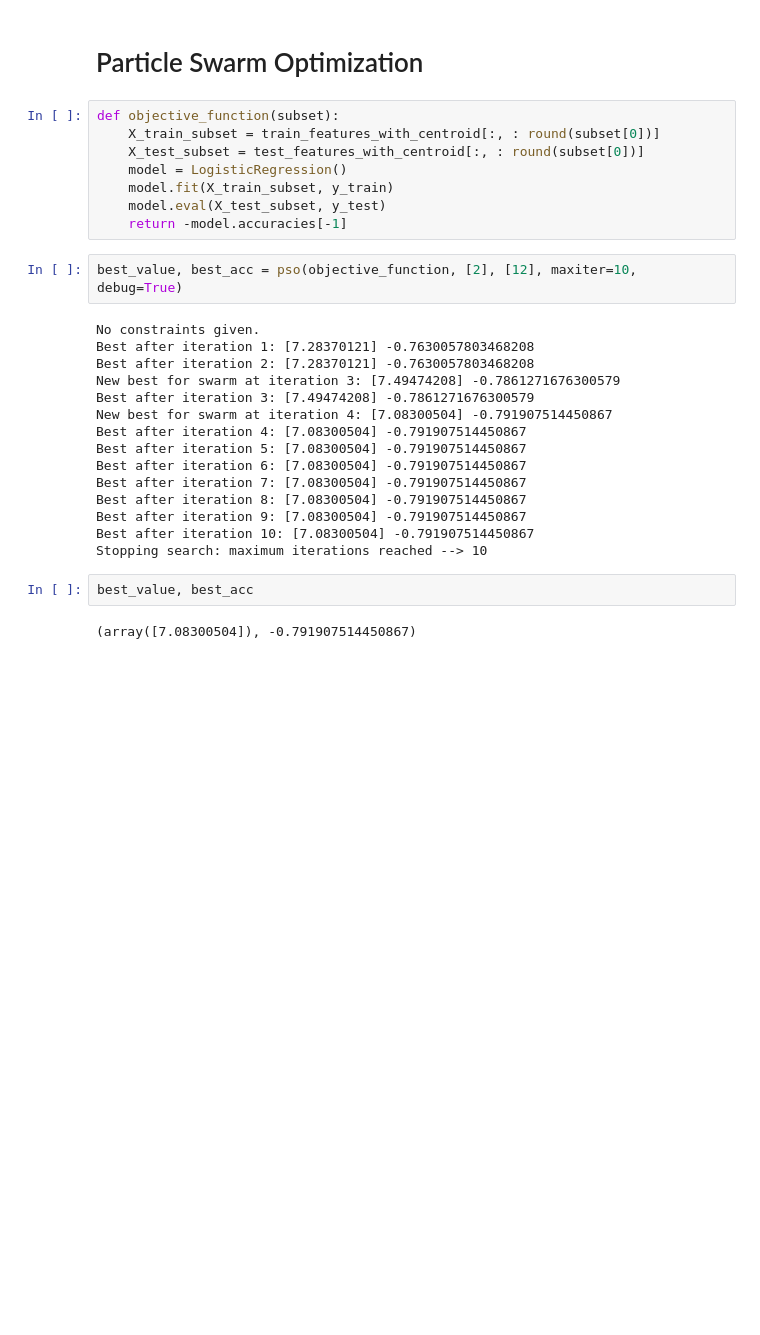
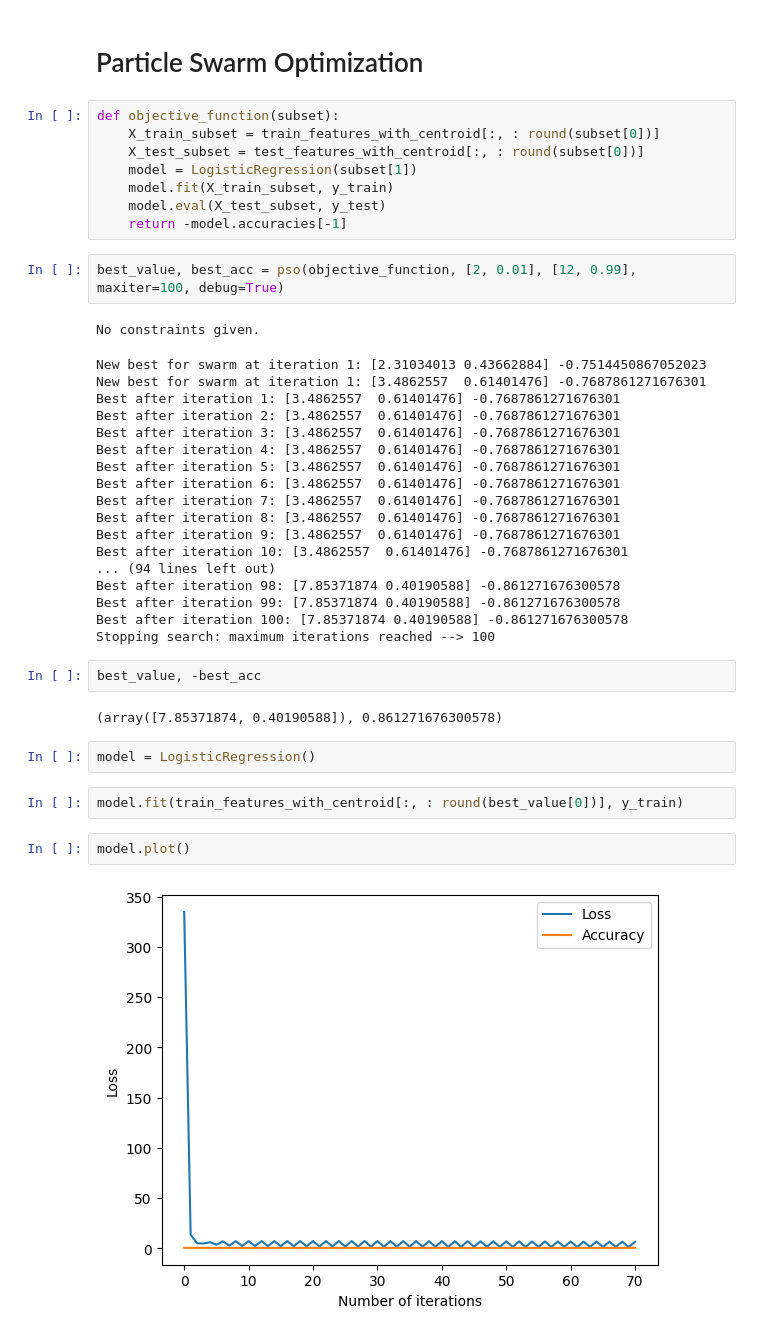
Before and after one commit to MH0386/covid_pneumonia_prediction, a Jupyter notebook: code.ipynb, the cells around one changed output. Saved outputs shown, nothing was run; the diff lists cells and outputs as text; blank space fills up the shorter version.

```diff
--- a/code.ipynb
+++ b/code.ipynb
@@ -398,28 +415,40 @@ y_train.shape
 def objective_function(subset):
     X_train_subset = train_features_with_centroid[:, : round(subset[0])]
     X_test_subset = test_features_with_centroid[:, : round(subset[0])]
-    model = LogisticRegression()
+    model = LogisticRegression(subset[1])
     model.fit(X_train_subset, y_train)
     model.eval(X_test_subset, y_test)
     return -model.accuracies[-1]
 # %%
-best_value, best_acc = pso(objective_function, [2], [12], maxiter=10, debug=True)
+best_value, best_acc = pso(objective_function, [2, 0.01], [12, 0.99], maxiter=100, debug=True)
 # %% [output]
 No constraints given.
-Best after iteration 1: [7.28370121] -0.7630057803468208
-Best after iteration 2: [7.28370121] -0.7630057803468208
-New best for swarm at iteration 3: [7.49474208] -0.7861271676300579
-Best after iteration 3: [7.49474208] -0.7861271676300579
-New best for swarm at iteration 4: [7.08300504] -0.791907514450867
-Best after iteration 4: [7.08300504] -0.791907514450867
-Best after iteration 5: [7.08300504] -0.791907514450867
-Best after iteration 6: [7.08300504] -0.791907514450867
-Best after iteration 7: [7.08300504] -0.791907514450867
-Best after iteration 8: [7.08300504] -0.791907514450867
-Best after iteration 9: [7.08300504] -0.791907514450867
-Best after iteration 10: [7.08300504] -0.791907514450867
-Stopping search: maximum iterations reached --> 10
+New best for swarm at iteration 1: [2.31034013 0.43662884] -0.7514450867052023
+New best for swarm at iteration 1: [3.4862557  0.61401476] -0.7687861271676301
+Best after iteration 1: [3.4862557  0.61401476] -0.7687861271676301
+Best after iteration 2: [3.4862557  0.61401476] -0.7687861271676301
+Best after iteration 3: [3.4862557  0.61401476] -0.7687861271676301
+Best after iteration 4: [3.4862557  0.61401476] -0.7687861271676301
+Best after iteration 5: [3.4862557  0.61401476] -0.7687861271676301
+Best after iteration 6: [3.4862557  0.61401476] -0.7687861271676301
+Best after iteration 7: [3.4862557  0.61401476] -0.7687861271676301
+Best after iteration 8: [3.4862557  0.61401476] -0.7687861271676301
+Best after iteration 9: [3.4862557  0.61401476] -0.7687861271676301
+Best after iteration 10: [3.4862557  0.61401476] -0.7687861271676301
+... (94 lines left out)
+Best after iteration 98: [7.85371874 0.40190588] -0.861271676300578
+Best after iteration 99: [7.85371874 0.40190588] -0.861271676300578
+Best after iteration 100: [7.85371874 0.40190588] -0.861271676300578
+Stopping search: maximum iterations reached --> 100
 # %%
-best_value, best_acc
+best_value, -best_acc
 # %% [output]
-(array([7.08300504]), -0.791907514450867)
+(array([7.85371874, 0.40190588]), 0.861271676300578)
+# %%
+model = LogisticRegression()
+# %%
+model.fit(train_features_with_centroid[:, : round(best_value[0])], y_train)
+# %%
+model.plot()
+# %% [output]
+[figure, added]
```
Also changed, not shown: parts of 19 cells of this notebook.
